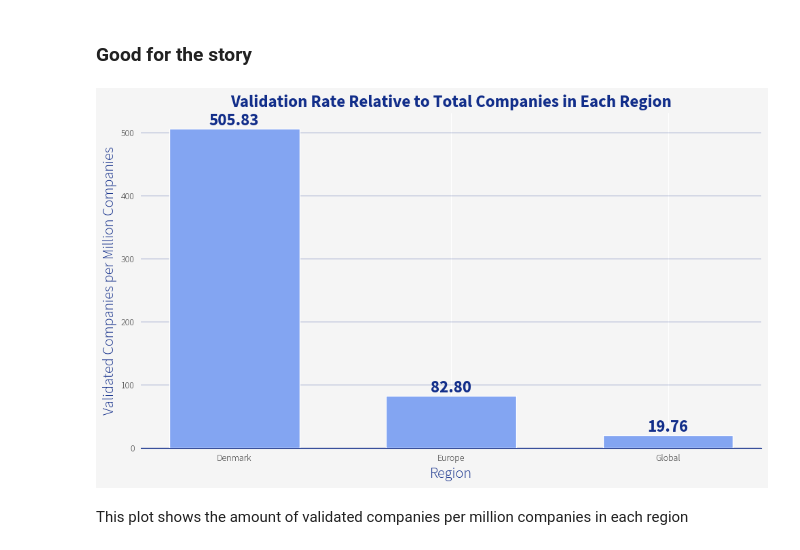
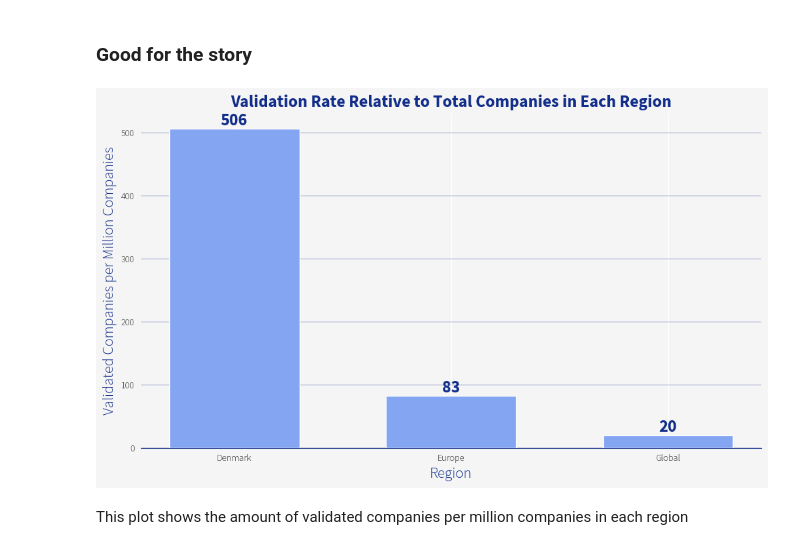
Before and after one commit to AnjaBrocklehurst/AnjaBrocklehurst.github.io, a Jupyter notebook: assets/code/4_DK-EU-World_clean.ipynb, the cells around one changed output. Cells and saved outputs as stored; diff of their text form; code cells hidden in the pictures.

Commit message:
storyline graphs

```diff
--- a/assets/code/4_DK-EU-World_clean.ipynb
+++ b/assets/code/4_DK-EU-World_clean.ipynb
@@ -485,35 +485,36 @@ ax.set_facecolor("#f5f5f5")
 ax.set_title("Validation Rate Relative to Total Companies in Each Region", fontproperties=font_bold, fontsize=18, fontweight='bold', color="#122E8A")
 ax.set_ylabel("Validated Companies per Million Companies", fontproperties=font_light, fontsize=16, color="#122E8A")
 ax.set_xlabel("Region", fontproperties=font_light, fontsize=16, color="#122E8A")
 ax.tick_params(axis='x', labelsize=10)
 ax.tick_params(axis='y', labelsize=20)
 
 for label in ax.get_xticklabels():
     label.set_fontproperties(font_light)
 
 for label in ax.get_yticklabels():
     label.set_fontproperties(font_light)
 
 # Annotate each bar with its value
 for bar, value in zip(bars, validated_per_million):
     ax.text(
         bar.get_x() + bar.get_width() / 2,
         value + 0,  # Offset text slightly above the bar
-        f"{value:.2f}",  # Format with thousand separator
+        f"{value:.0f}",  # Format with thousand separator
         ha="center", va="bottom", fontsize=18, color="#122E8A", fontproperties=font_bold
     )
 
 # Spines and grid
 ax.spines['top'].set_visible(False)
 ax.spines['right'].set_visible(False)
 ax.spines['left'].set_visible(False)
 ax.spines['bottom'].set_color("#122E8A")
 ax.yaxis.grid(True, linestyle='-', linewidth=0.2, color="#122E8A", zorder=0)
 
 plt.tight_layout()
+plt.savefig("../images/validation_rate_plot.png", dpi=300, bbox_inches='tight')
 plt.show()
 # %% [output]
-[figure, old version]
+[figure, new version]
 # %% [markdown]
 This plot shows the amount of validated companies per million companies in each region
 # %% [markdown]
```
Also changed, not shown: 9 other files.
